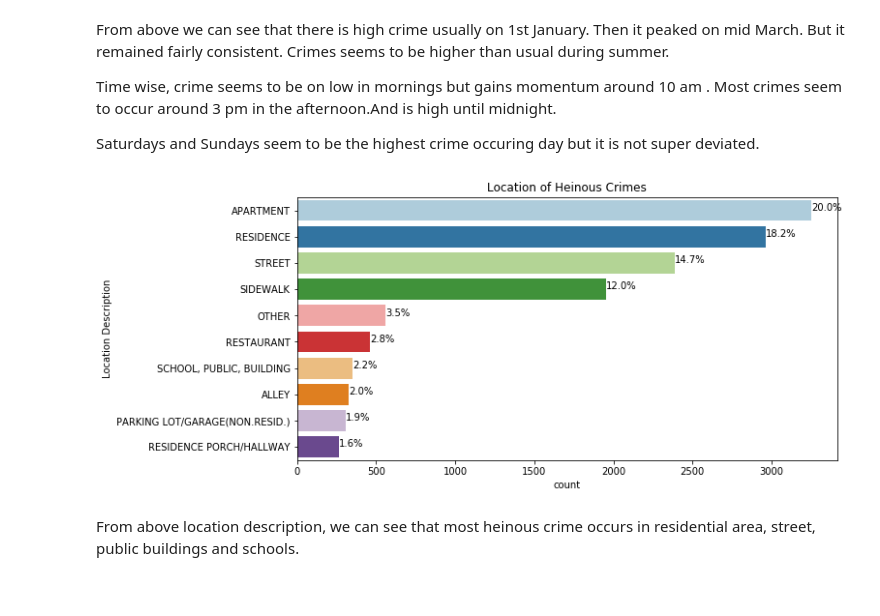
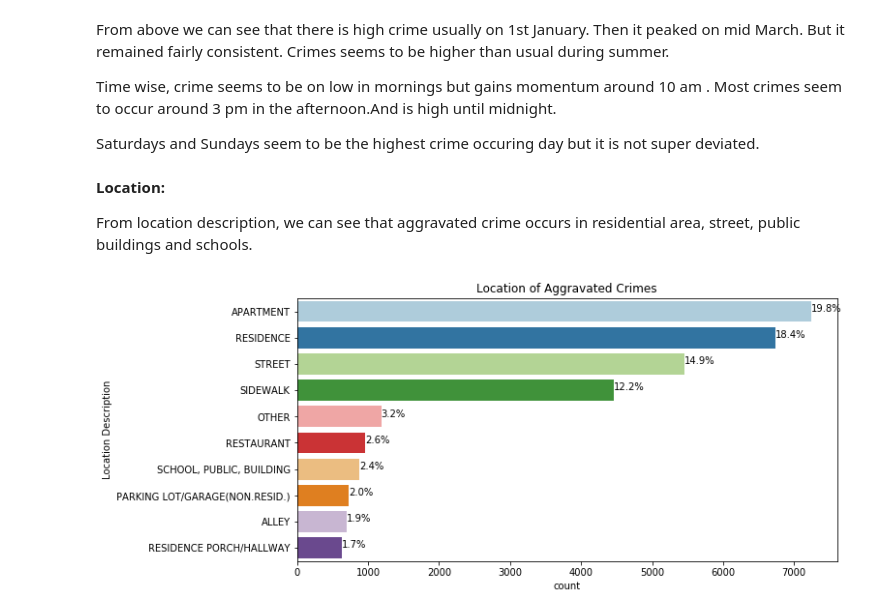
Before and after one commit to ann364/Chicago-Crime-Analysis, a Jupyter notebook: Chicago Police Schedule Recommendation.ipynb, the cells around one changed output. Saved outputs shown, nothing was run; the diff lists cells and outputs as text; code cells hidden in the pictures.

```diff
--- a/Chicago Police Schedule Recommendation.ipynb
+++ b/Chicago Police Schedule Recommendation.ipynb
@@ -173,7 +176,7 @@ The goal of this project is to predict and potentially reduce heinous crimes tha
 List of crime types can be reference in this website: http://gis.chicagopolice.org/clearmap_crime_sums/crime_types.html
 The crime type are displayed as codes in the field called FBI_CODE in the dataset.
 # %%
-for x in sorted(data2['FBI Code'].unique()):
+for x in sorted(data_rm_cols['FBI Code'].unique()):
     print (x, end=' '),
 # %% [output]
 01A 01B 02 03 04A 04B 05 06 07 08A 08B 09 10 11 12 13 14 15 16 17 18 19 20 22 24 26
@@ -189,7 +192,7 @@ Few FBI codes that corresponds to aggravated crimes are:
 
 Above crime types could lead to death or bodiy harm of human beings. The goal of police department has been to reduce such kind of crimes.
 # %%
-fbi_code_aggravated = ['01A','01B','02','04A','04B','08A','08B']
+fbi_code_agg = ['01A','01B','02','04A','04B','08A','08B']
 # %% [markdown]
 
 There  are more occurance of theft (fbi_code =06) in all districts.
@@ -205,8 +208,8 @@ https://www.govtech.com/public-safety/Chicago-Police-Cut-Crime-with-Major-Upgrad
 Let focus on top 5 crime districts and getting aggravated crimes:
 # %%
 # Getting Aggravated crimes in top 5 crime districts
-data3 = data2[['FBI Code', 'District', 'Location Description', 'Description', 'Date']]
-district_crime = data3[(data3['District'].isin(districts_highcrime))
-                            & (data3['FBI Code'].isin(fbi_code_aggravated))].copy()
-district_crime.head()
+data_slct_cols = data_rm_cols[['FBI Code', 'District', 'Location Description', 'Description', 'Date', 'Block']]
+district_agg_crime = data_slct_cols[(data_slct_cols['District'].isin(districts_highcrime))
+                            & (data_slct_cols['FBI Code'].isin(fbi_code_aggravated))].copy()
+district_agg_crime.head()
 # %% [output]
@@ -244,7 +249,7 @@ fig.set_axis_labels('FBI Code', 'Values')
     * Time
     * Location Description
 # %%
-district_crime['Date_only'] = pd.to_datetime(district_crime['Date']).dt.date
-district_crime['Time'] = pd.to_datetime(district_crime['Date']).dt.strftime('%H')
-district_crime['Day'] = pd.to_datetime(district_crime['Date_only']).dt.day_name()
-district_crime['Day'].head()
+district_agg_crime['Date_only'] = pd.to_datetime(district_agg_crime['Date']).dt.date
+district_agg_crime['Time'] = pd.to_datetime(district_agg_crime['Date']).dt.strftime('%H')
+district_agg_crime['Day'] = pd.to_datetime(district_agg_crime['Date_only']).dt.day_name()
+district_agg_crime['Month'] = pd.to_datetime(district_agg_crime['Date']).dt.month
@@ -282,19 +297,22 @@ Time wise, crime seems to be on low in mornings but gains momentum around 10 am
 Most crimes seem to occur around 3 pm in the afternoon.And is high until midnight.
 
 Saturdays and Sundays seem to be the highest crime  occuring day but it is not super deviated.
+# %% [markdown]
+**Location:**
+
+
+From location description, we can see that aggravated crime occurs in residential area, street, public buildings and schools.
 # %%
 plt.figure(figsize=(10,5))
-description_plot = sns.countplot(y="Location Description", data=district_crime,
-            order=district_crime['Location Description'].value_counts()[:10].index,palette='Paired')
-total = len(district_crime['Location Description'])
+description_plot = sns.countplot(y="Location Description", data=district_agg_crime,
+            order=district_agg_crime['Location Description'].value_counts()[:10].index,palette='Paired')
+total = len(district_agg_crime['Location Description'])
 for p in description_plot.patches:
         percentage = '{:.1f}%'.format(100 * p.get_width()/total)
         x = p.get_x() + p.get_width() + 0.02
         y = p.get_y() + p.get_height()/2
         description_plot.annotate(percentage, (x, y))
-description_plot.set_title('Location of Heinous Crimes')
+description_plot.set_title('Location of Aggravated Crimes')
 plt.show()
 # %% [output]
-[figure, old version]
+[figure, new version]
-# %% [markdown]
-From above location description, we can see that most heinous crime occurs in residential area, street, public buildings and schools.
```
Also changed, not shown: parts of 29 cells of this notebook.
